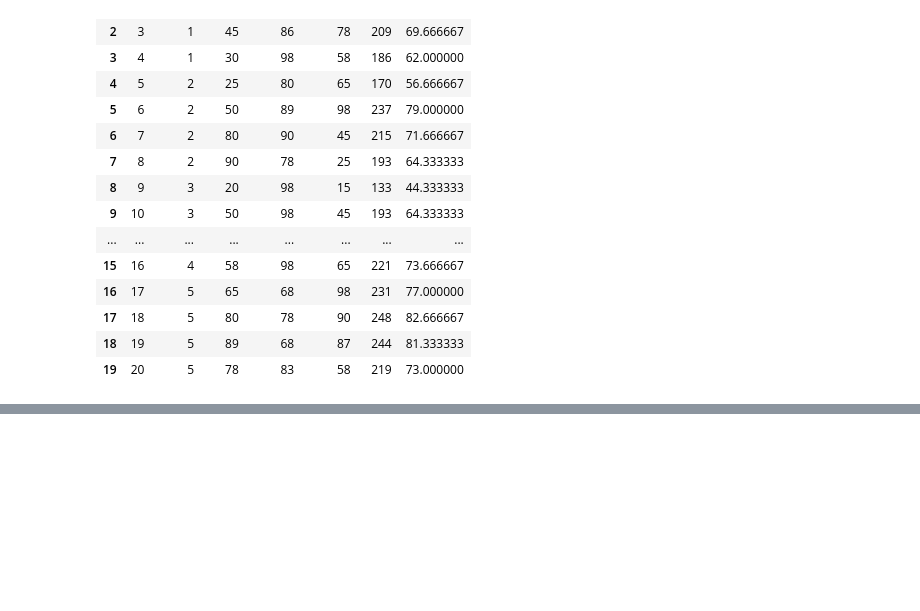
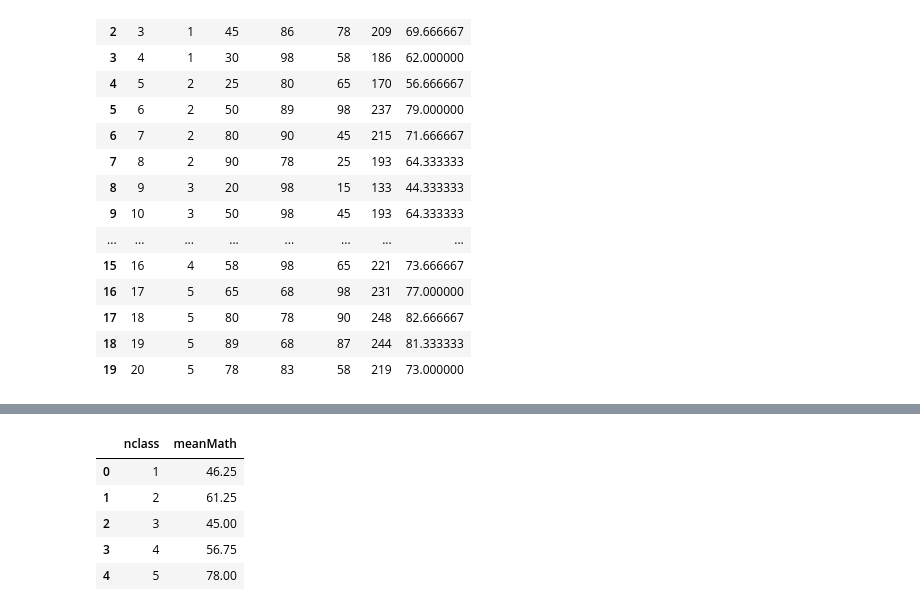
Before and after one commit to jusunKim/JusunRepository, a Jupyter notebook: PycharmProjects/day0228/day0228_04_preprocessing.ipynb, the cells around one changed output, grey strips where cells are left out. Cells and saved outputs as stored; diff of their text form; code cells hidden in the pictures; blank space fills up the shorter version.

```diff
--- a/PycharmProjects/day0228/day0228_04_preprocessing.ipynb
+++ b/PycharmProjects/day0228/day0228_04_preprocessing.ipynb
@@ -554,0 +616,10 @@ student
+# %%
+# 그룹화한 nclass를 인덱스로 쓰고 싶지 않다면
+student.groupby('nclass', as_index=False).agg(meanMath = ('math','mean'))
+# %% [output]
+|  | nclass | meanMath |
+| 0 | 1 | 46.25 |
+| 1 | 2 | 61.25 |
+| 2 | 3 | 45.00 |
+| 3 | 4 | 56.75 |
+| 4 | 5 | 78.00 |
```
Also changed, not shown: parts of 10 cells of this notebook.
